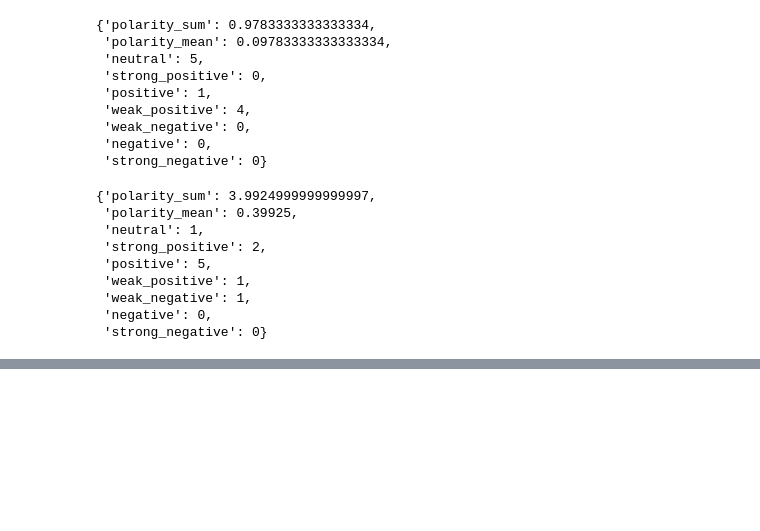
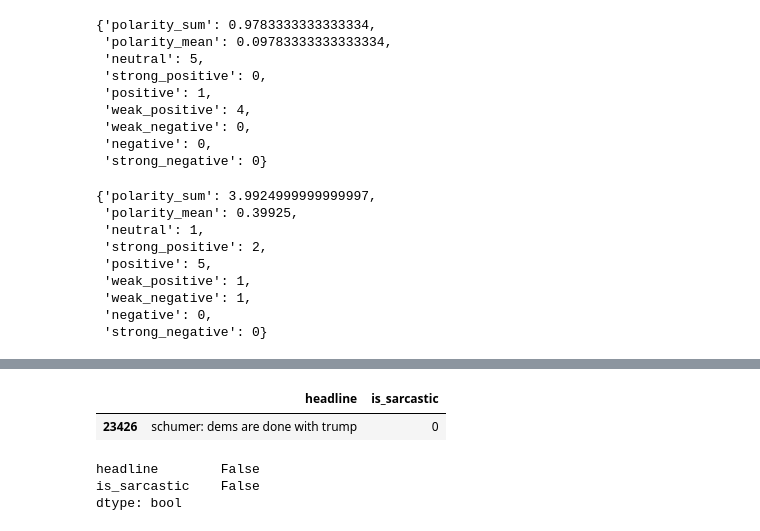
Before and after one commit to gustavohn73/CA2, a Jupyter notebook: CA2_V0_ML.ipynb, the cells around one changed output, grey strips where cells are left out. Cells and saved outputs as stored; diff of their text form; code cells hidden in the pictures; blank space fills up the shorter version.

```diff
--- a/CA2_V0_ML.ipynb
+++ b/CA2_V0_ML.ipynb
@@ -343,0 +371,13 @@ ok agre duti firstli irish farmer plenti struggl
+# %%
+news = pd.read_json("sarcasm_headlines.json", lines=True)
+news = news.iloc[:,-2:]
+news.sample()
+# %% [output]
+|  | headline | is_sarcastic |
+| 23426 | schumer: dems are done with trump | 0 |
+# %%
+print(news.isnull().any(axis = 0))
+# %% [output]
+headline        False
+is_sarcastic    False
+dtype: bool
```
Also changed, not shown: parts of 26 cells of this notebook, 3 other files.
